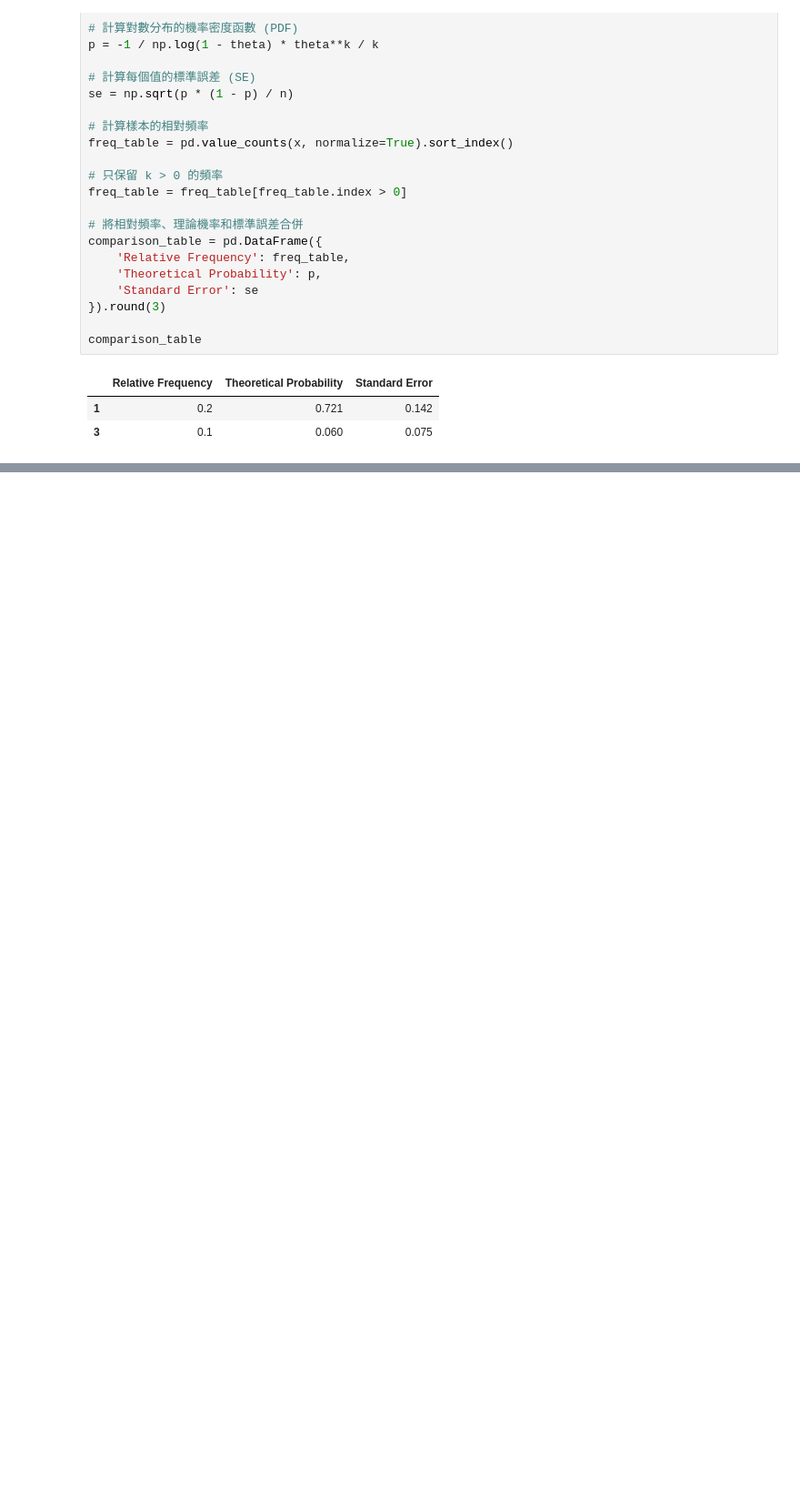
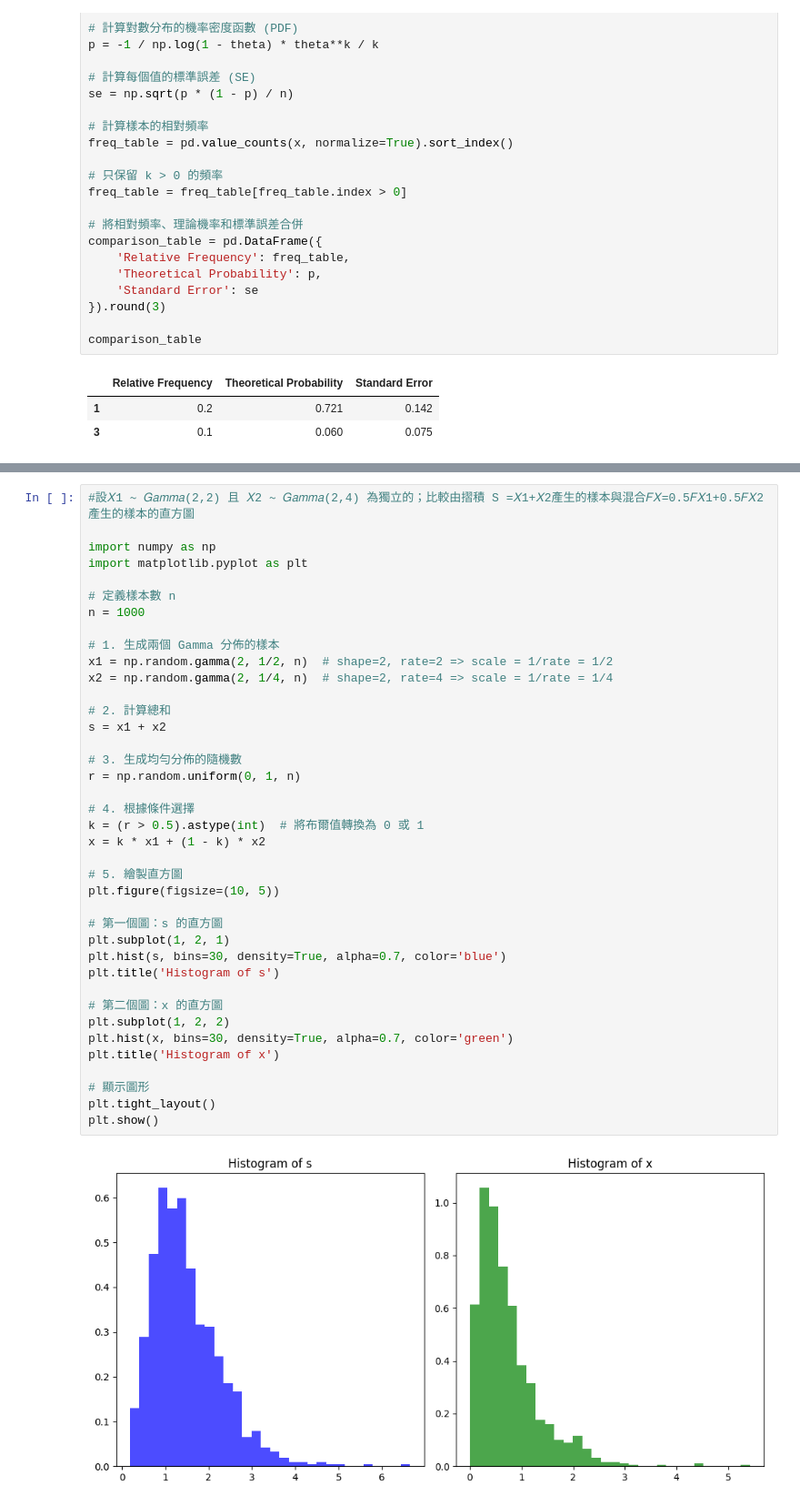
Before and after one commit to paul32515900/-, a Jupyter notebook: class.ipynb, the cells around one changed output, grey strips where cells are left out. Shown at 91% size. Saved outputs shown, nothing was run; the diff lists cells and outputs as text; blank space fills up the shorter version.

```diff
--- a/class.ipynb
+++ b/class.ipynb
@@ -534,0 +602,41 @@ plt.show()
+# %%
+#設𝑋1 ∼ 𝐺𝑎𝑚𝑚𝑎(2,2) 且 𝑋2 ∼ 𝐺𝑎𝑚𝑚𝑎(2,4) 為獨立的；比較由摺積 S =𝑋1+𝑋2產生的樣本與混合𝐹𝑋=0.5𝐹𝑋1+0.5𝐹𝑋2 產生的樣本的直方圖
+
+import numpy as np
+import matplotlib.pyplot as plt
+
+# 定義樣本數 n
+n = 1000
+
+# 1. 生成兩個 Gamma 分佈的樣本
+x1 = np.random.gamma(2, 1/2, n)  # shape=2, rate=2 => scale = 1/rate = 1/2
+x2 = np.random.gamma(2, 1/4, n)  # shape=2, rate=4 => scale = 1/rate = 1/4
+
+# 2. 計算總和
+s = x1 + x2
+
+# 3. 生成均勻分佈的隨機數
+r = np.random.uniform(0, 1, n)
+
+# 4. 根據條件選擇
+k = (r > 0.5).astype(int)  # 將布爾值轉換為 0 或 1
+x = k * x1 + (1 - k) * x2
+
+# 5. 繪製直方圖
+plt.figure(figsize=(10, 5))
+
+# 第一個圖：s 的直方圖
+plt.subplot(1, 2, 1)
+plt.hist(s, bins=30, density=True, alpha=0.7, color='blue')
+plt.title('Histogram of s')
+
+# 第二個圖：x 的直方圖
+plt.subplot(1, 2, 2)
+plt.hist(x, bins=30, density=True, alpha=0.7, color='green')
+plt.title('Histogram of x')
+
+# 顯示圖形
+plt.tight_layout()
+plt.show()
+# %% [output]
+[figure, added]
```
Also changed, not shown: parts of 36 cells of this notebook.
